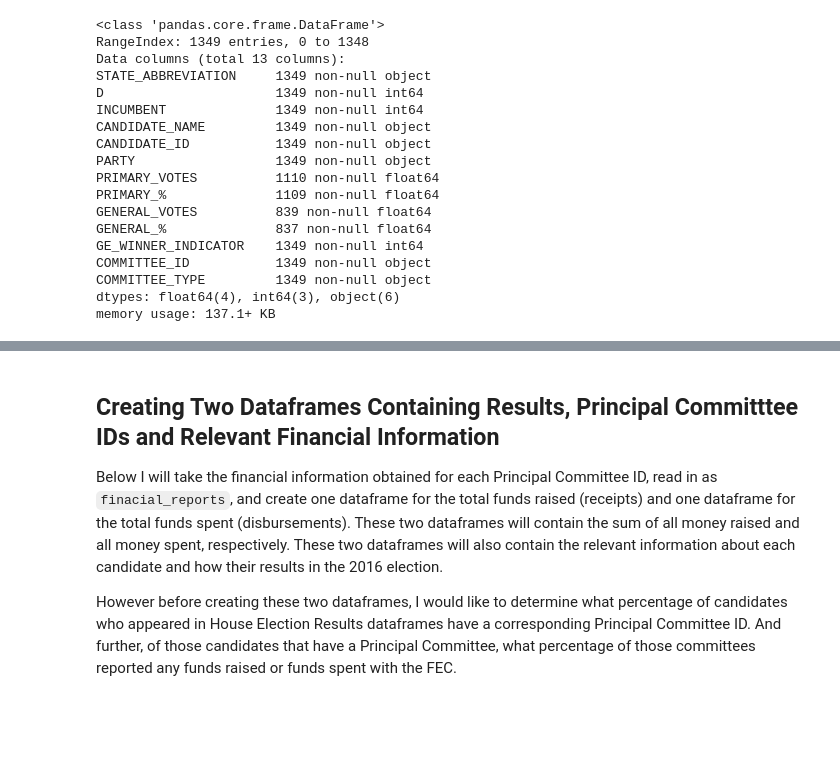
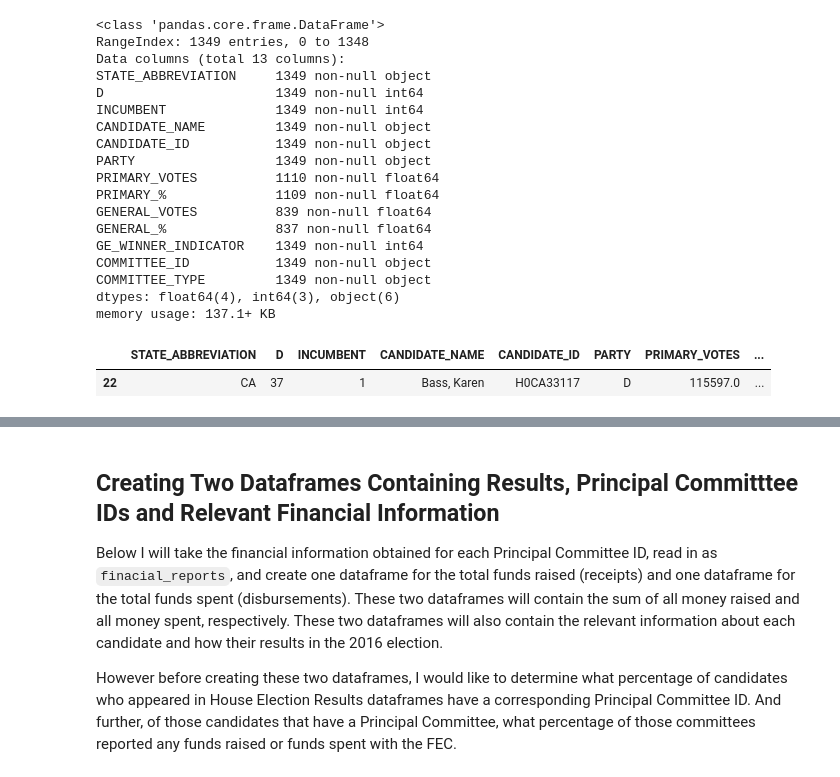
Before and after one commit to iameskild/electionfinances, a Jupyter notebook: data_analysis.ipynb, the cells around one changed output, grey strips where cells are left out. Saved outputs shown, nothing was run; the diff lists cells and outputs as text; code cells hidden in the pictures; blank space fills up the shorter version.

```diff
--- a/data_analysis.ipynb
+++ b/data_analysis.ipynb
@@ -170,3 +183,11 @@ COMMITTEE_ID           1349 non-null object
 COMMITTEE_TYPE         1349 non-null object
 dtypes: float64(4), int64(3), object(6)
 memory usage: 137.1+ KB
+# %%
+# Spotlight district: CA-37th
+results_pc[(results_pc['STATE_ABBREVIATION'] == 'CA') & # Filter for California
+           (results_pc['D'] == 37) &                    # Filter for the 37th district
+           (results_pc['GENERAL_VOTES'].notnull())]     # Filter for General Election
+# %% [output]
+|  | STATE_ABBREVIATION | D | INCUMBENT | CANDIDATE_NAME | CANDIDATE_ID | PARTY | PRIMARY_VOTES | ... |
+| 22 | CA | 37 | 1 | Bass, Karen | H0CA33117 | D | 115597.0 | ... |
```
Also changed, not shown: parts of 15 cells of this notebook, 6 other files.
